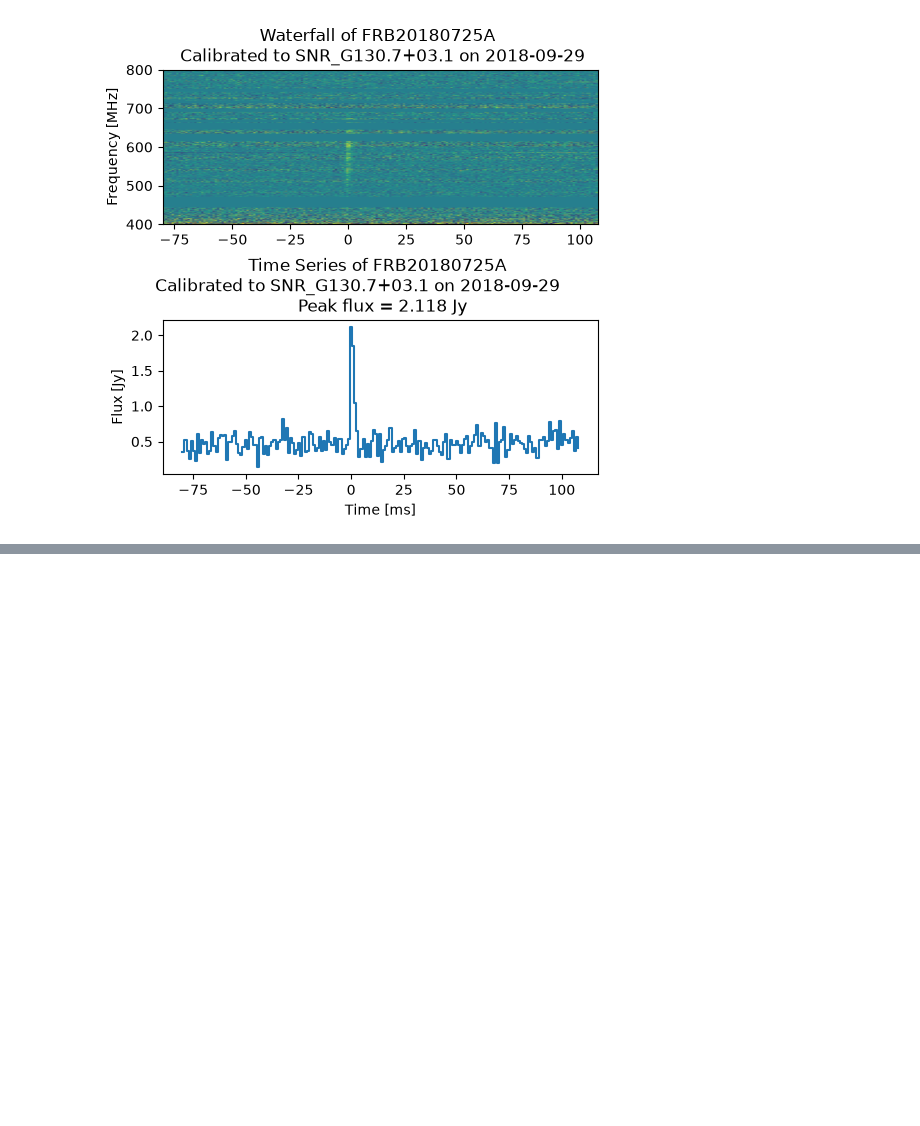
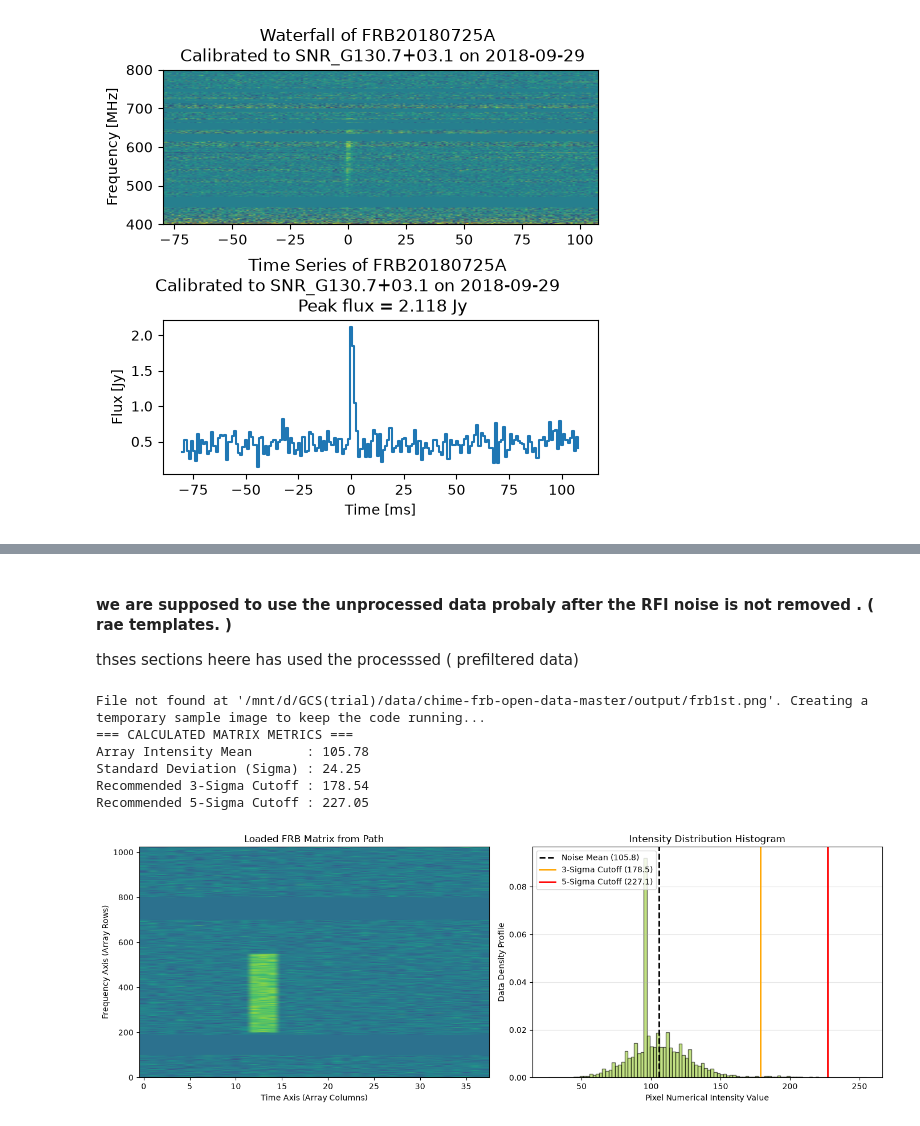
Before and after one commit to nischayaj/chime_pipeline, a Jupyter notebook: code1.ipynb, the cells around one changed output, grey strips where cells are left out. Cells and saved outputs as stored; diff of their text form; code cells hidden in the pictures; blank space fills up the shorter version.

```diff
--- a/code1.ipynb
+++ b/code1.ipynb
@@ -517,0 +636,77 @@ Text(0, 0.5, 'Flux [Jy]')
+# %% [markdown]
+#### we are supposed to use the unprocessed data probaly after the RFI noise is not removed . ( rae templates. )
+thses sections heere has used the processsed ( prefiltered data)
+# %%
+import os
+import cv2
+import numpy as np
+import matplotlib.pyplot as plt
+
+
+image_path = r"/mnt/d/GCS(trial)/data/chime-frb-open-data-master/output/frb1st.png"
+
+# Fallback mechanism in case the file path isn't configured yet
+if not os.path.exists(image_path):
+    print(f"File not found at '{image_path}'. Creating a temporary sample image to keep the code running...")
+    # Generate a fake 2D matrix structure mimicking yours
+    sample_data = np.random.normal(0.01, 0.02, (1024, 38))
+    sample_data[200:550, 12:15] += 0.08  # The burst signal
+    sample_data[100:190, :] = 0.0        # Flat RFI mask bands
+    sample_data[700:800, :] = 0.0
+    # Normalize to 0-255 uint8 range for image processing
+    img_array = np.clip((sample_data - sample_data.min()) / (sample_data.max() - sample_data.min()) * 255, 0, 255).astype(np.uint8)
+else:
+    # Load your actual saved image file in grayscale to read it as a 2D matrix
+    img_array = cv2.imread(image_path, cv2.IMREAD_GRAYSCALE)
+
+# 2. Extract background noise statistics (Ignoring masked flat zero zones)
+# We find where RFI masks are applied by excluding very low pixel values
+active_pixels = img_array[img_array > 5]  # Filter out baseline/black padding
+
+noise_mean = np.mean(active_pixels)
+noise_std = np.std(active_pixels)
+
+# Compute astronomical standard thresholds (Sigma-Clipping)
+cutoff_3sigma = noise_mean + (3 * noise_std)
+cutoff_5sigma = noise_mean + (5 * noise_std)
+
+print("=== CALCULATED MATRIX METRICS ===")
+print(f"Array Intensity Mean       : {noise_mean:.2f}")
+print(f"Standard Deviation (Sigma) : {noise_std:.2f}")
+print(f"Recommended 3-Sigma Cutoff : {cutoff_3sigma:.2f}")
+print(f"Recommended 5-Sigma Cutoff : {cutoff_5sigma:.2f}")
+
+# 3. Plot the Subplots: The loaded Image vs Its Array Intensity distribution
+fig, axes = plt.subplots(1, 2, figsize=(14, 5))
+
+# Subplot 1: Render the loaded data image matrix
+axes[0].imshow(img_array, aspect='auto', cmap='viridis', origin='lower')
+axes[0].set_title("Loaded FRB Matrix from Path")
+axes[0].set_ylabel("Frequency Axis (Array Rows)")
+axes[0].set_xlabel("Time Axis (Array Columns)")
+
+# Subplot 2: The Intensity Distribution Histogram
+counts, bins, patches = axes[1].hist(active_pixels, bins=100, density=True,
+                                     alpha=0.6, color='yellowgreen', edgecolor='black')
+
+# Draw calculated cutoff thresholds directly on the plot
+axes[1].axvline(noise_mean, color='black', linestyle='--', linewidth=2, label=f'Noise Mean ({noise_mean:.1f})')
+axes[1].axvline(cutoff_3sigma, color='orange', linestyle='-', linewidth=2, label=f'3-Sigma Cutoff ({cutoff_3sigma:.1f})')
+axes[1].axvline(cutoff_5sigma, color='red', linestyle='-', linewidth=2, label=f'5-Sigma Cutoff ({cutoff_5sigma:.1f})')
+
+axes[1].set_title("Intensity Distribution Histogram")
+axes[1].set_xlabel("Pixel Numerical Intensity Value")
+axes[1].set_ylabel("Data Density Profile")
+axes[1].legend()
+axes[1].grid(axis='y', alpha=0.3)
+
+plt.tight_layout()
+plt.show()
+# %% [output]
+File not found at '/mnt/d/GCS(trial)/data/chime-frb-open-data-master/output/frb1st.png'. Creating a temporary sample image to keep the code running...
+=== CALCULATED MATRIX METRICS ===
+Array Intensity Mean       : 105.78
+Standard Deviation (Sigma) : 24.25
+Recommended 3-Sigma Cutoff : 178.54
+Recommended 5-Sigma Cutoff : 227.05
+[figure, added]
```
Also changed, not shown: parts of 5 cells of this notebook, 3 other files.
